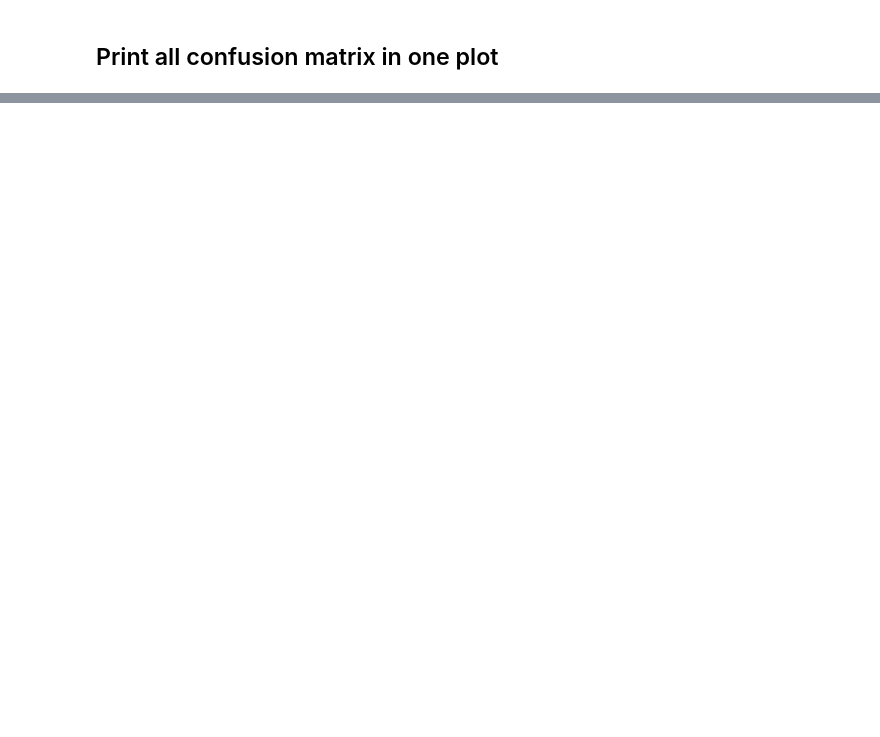
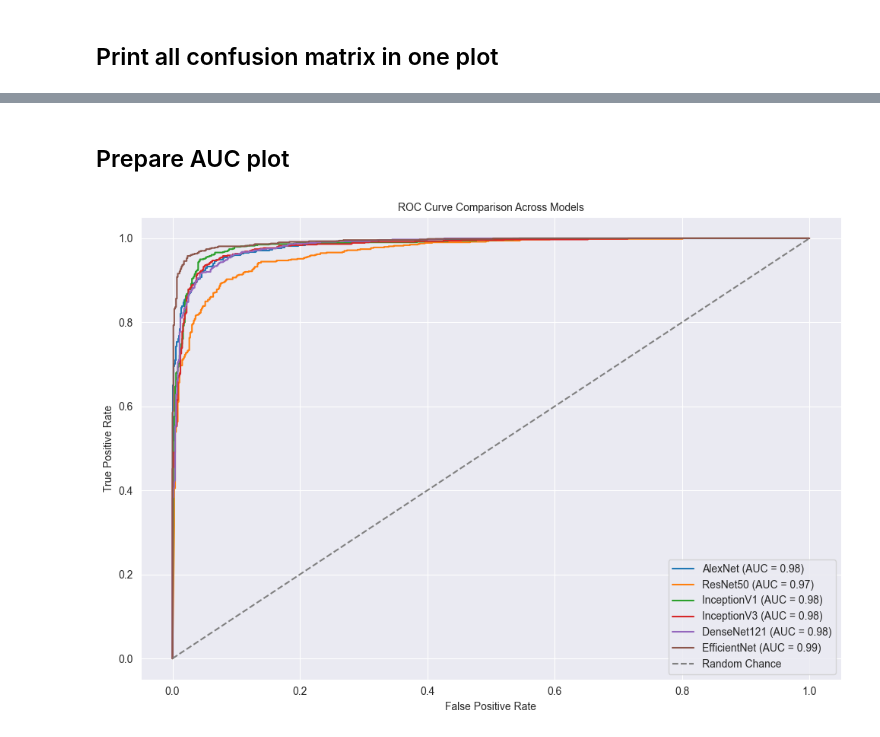
Before and after one commit to ishara084/CS6640_Project, a Jupyter notebook: Model_results_visualization.ipynb, the cells around one changed output, grey strips where cells are left out. Drawn from its saved outputs; the diff is of its cells as text; code cells hidden in the pictures; blank space fills up the shorter version.

```diff
--- a/Model_results_visualization.ipynb
+++ b/Model_results_visualization.ipynb
@@ -203,0 +234,42 @@ plt.show()
+# %% [markdown]
+## Prepare AUC plot
+# %%
+# Initialize a dictionary to store AUC data
+roc_curves = {}
+fontsize = 10
+
+# Calculate ROC curves and AUC for each model
+for model_name, relative_path in prediction_log_files.items():
+    file_path = os.path.join(model_logs_directory, relative_path)
+    if os.path.exists(file_path):
+        # Load predictions
+        data = pd.read_csv(file_path)
+        if "true_labels" in data.columns and "positive_probabilities" in data.columns:
+            true_labels = data["true_labels"]
+            probabilities = data["positive_probabilities"]
+
+            # Compute ROC curve and AUC
+            fpr, tpr, _ = roc_curve(true_labels, probabilities)
+            roc_auc = auc(fpr, tpr)
+            roc_curves[model_name] = (fpr, tpr, roc_auc)
+
+# Plot all ROC curves
+plt.figure(figsize=(10, 7))
+for model_name, (fpr, tpr, roc_auc) in roc_curves.items():
+    plt.plot(fpr, tpr, label=f"{model_name} (AUC = {roc_auc:.2f})")
+
+# Plot random chance line
+plt.plot([0, 1], [0, 1], color="gray", linestyle="--", label="Random Chance")
+
+# Customize the plot
+plt.title("ROC Curve Comparison Across Models", fontsize=fontsize)
+plt.xlabel("False Positive Rate", fontsize=fontsize)
+plt.ylabel("True Positive Rate", fontsize=fontsize)
+plt.legend(fontsize=fontsize)
+plt.grid(True)
+plt.tight_layout()
+
+# Show the plot
+plt.show()
+# %% [output]
+[figure, added]
```
Also changed, not shown: parts of 5 cells of this notebook, 20 other files.
